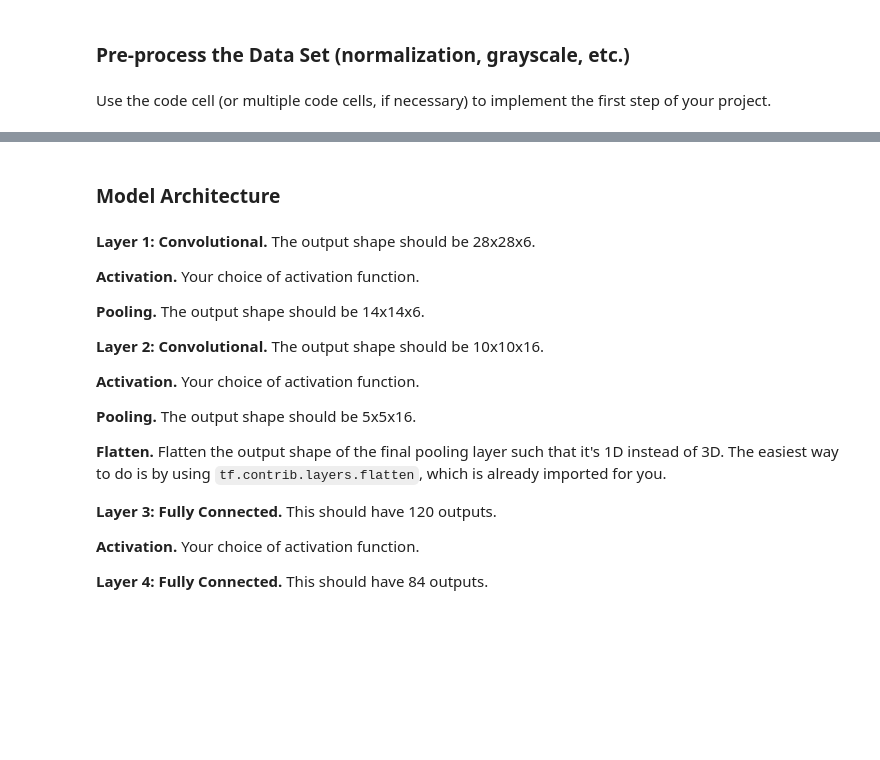
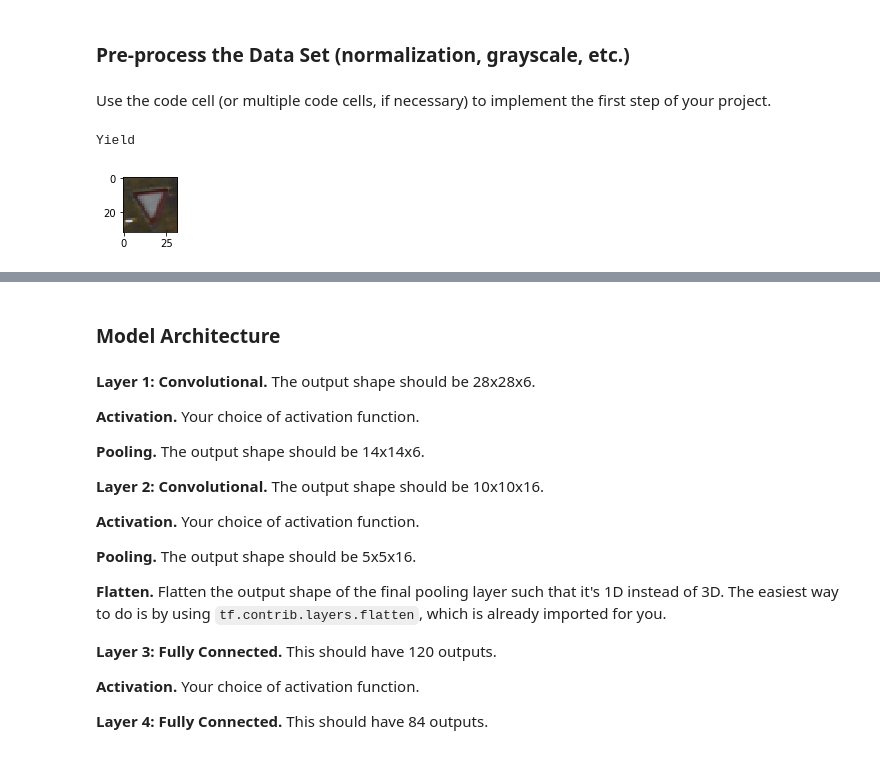
Before and after one commit to hepip/CarND-Traffic-Sign-Classifier-Project, a Jupyter notebook: Traffic_Sign_Classifier.ipynb, the cells around one changed output, grey strips where cells are left out. Cells and saved outputs as stored; diff of their text form; code cells hidden in the pictures; blank space fills up the shorter version.

```diff
--- a/Traffic_Sign_Classifier.ipynb
+++ b/Traffic_Sign_Classifier.ipynb
@@ -230,20 +235,31 @@ Use the code cell (or multiple code cells, if necessary) to implement the first
 # %%
 ### Preprocess the data here. Preprocessing steps could include normalization, converting to grayscale, etc.
 ### Feel free to use as many code cells as needed.
 
 from sklearn.preprocessing import LabelBinarizer
 
 # Implemented Min-Max scaling for the image data
 def normalize_img(img):
     x_min = 0
     x_max = 255
     a = -1.0
     b = 1.0
     return a + (img - x_min) * (b - a) / (x_max - x_min)
 
+#Visualize an image before normalization
+image_id = 89
+image = X_test[image_id].squeeze()
+plt.figure(figsize=(1,1))
+plt.imshow(image, cmap="gray")
+print(sign_names[y_test[image_id]])
+
+#Normalize the Data
 X_train = normalize_img(X_train)
 X_test = normalize_img(X_test)
 X_validation = normalize_img(X_validation)
+# %% [output]
+Yield
+[figure, added]
 # %%
 #Visualize the data after normalization
 image_id = 89
```
Also changed, not shown: parts of 11 cells of this notebook, 4 other files.
